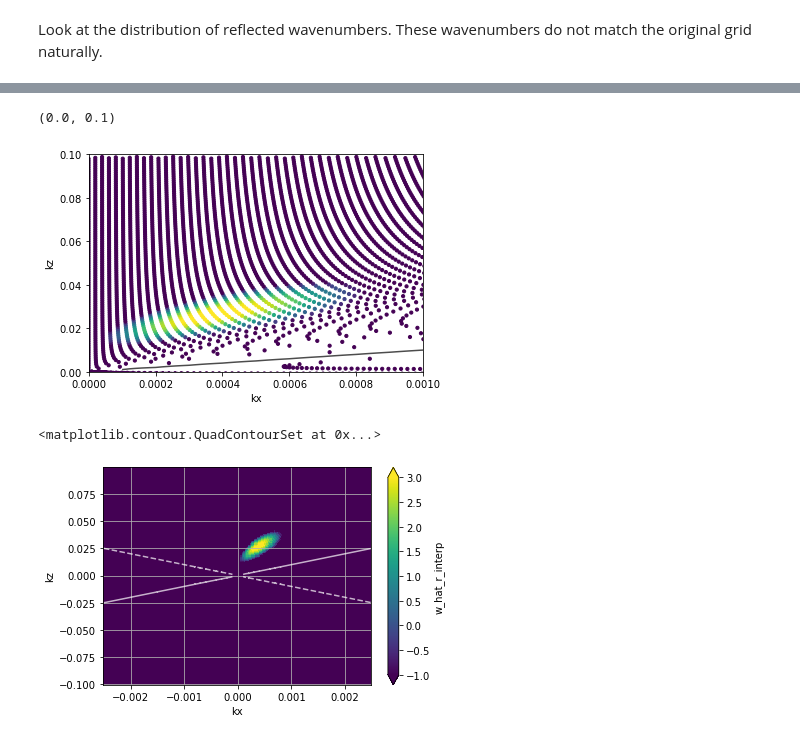
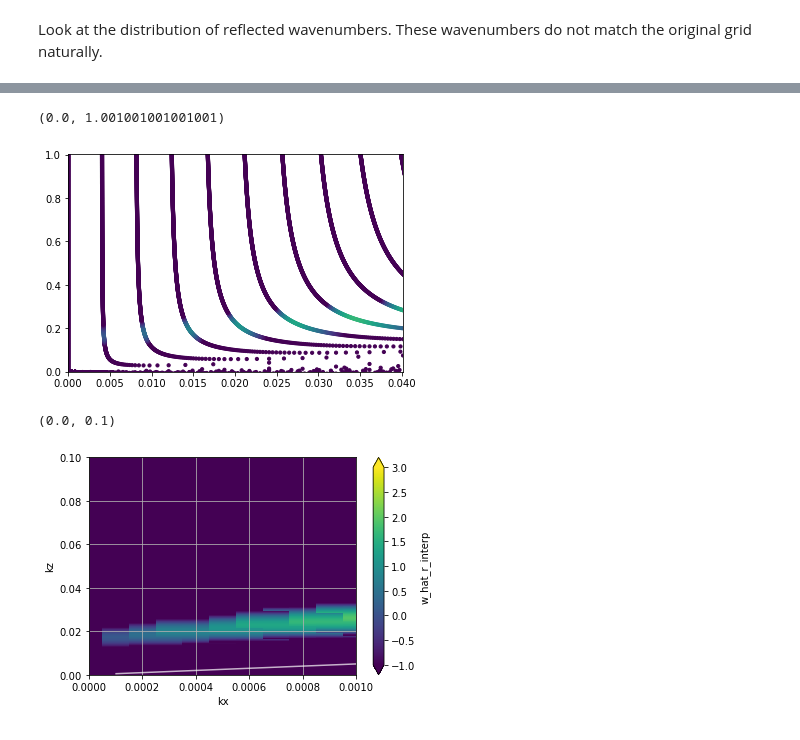
Before and after one commit to apatlpo/das_work, a Jupyter notebook: theory/iwave_packet.ipynb, the cells around one changed output, grey strips where cells are left out. Cells and saved outputs as stored; diff of their text form; code cells hidden in the pictures.

```diff
--- a/theory/iwave_packet.ipynb
+++ b/theory/iwave_packet.ipynb
@@ -564,0 +594,12 @@ ds["kx_r"], ds["ky_r"], ds["kz_r"], ds["Q"], ds["q"] = ds.iw.reflected_wave(gamm
+# %%
+# tapper wavenumbers and response
+kx_max = float(max(ds.kx))
+kz_max = float(max(ds.kz))
+
+tapper = lambda x, xmax: xmax*np.tanh(x/xmax)
+
+ds["kx_r_tap"] = tapper(ds.kx_r, kx_max)
+ds["kz_r_tap"] = tapper(ds.kz_r, kz_max)
+
+Q_max = 1e2
+ds["Q_tap"] = tapper(ds.Q, Q_max)
@@ -593,4 +663,0 @@ da.plot(x="kx")
-# %%
-# fill Nans
-#ds["Q"] = ds["Q"].where( )
-ds["Q"] = ds["Q"].fillna(1e-6)
@@ -608,10 +664,12 @@ nslope.plot.contour(x="kx", levels=[-1, 1.], colors=["k"], alpha=0.3)
 # %%
 # filter out extreme values
-logQ = np.log10(np.abs(ds["Q"]))
-ds["Q"] = ds["Q"].where( logQ<2 , other=1e2)
-ds["Q"] = ds["Q"].where( logQ>-2 , other=1e-2)
+#logQ = np.log10(np.abs(ds["Q"]))
+#ds["Q"] = ds["Q"].where( logQ<2 , other=1e2)
+#ds["Q"] = ds["Q"].where( logQ>-2 , other=1e-2)
 
 ds["w_hat_r"] = ds["w_hat"] * ds["Q"]
+
+ds["w_hat_r_tap"] = ds["w_hat"] * interp_na(ds["Q_tap"], ["kx","kz"])
 # %% [markdown]
 Look at the distribution of reflected wavenumbers.
 These wavenumbers do not match the original grid naturally.
@@ -639,8 +712,8 @@ _ds = ds[["kx_r", "kz_r", "Q", "w_hat_r"]].stack(pt=["kx", "kz"])
 # drop NaNs
 _ds = _ds.where( ~np.isnan(_ds.kx_r) & ~np.isnan(_ds.kz_r) & ~np.isnan(_ds.Q), drop=True)
 # get rid of points with very large wavenumbers
-_ds = _ds.where( (_ds.kx_r>ds.kx.values[0]) & (_ds.kx_r<ds.kx.values[-1])
-                & (_ds.kz_r>ds.kz.values[0]) & (_ds.kz_r<ds.kz.values[-1]), drop=True)
+_ds = _ds.where( (_ds.kx_r>2*ds.kx.values[0]) & (_ds.kx_r<2*ds.kx.values[-1])
+                & (_ds.kz_r>2*ds.kz.values[0]) & (_ds.kz_r<2*ds.kz.values[-1]), drop=True)
 
 kx = (ds.kx + 0*ds.kz).values
 kz = (ds.kx*0 + ds.kz).values
@@ -652,18 +725,18 @@ ds["w_hat_r_interp"] = (("kx","kz"), griddata((_ds.kx_r*scale_x, _ds.kz_r*scale_
 # %%
 fig, ax = plt.subplots(1,1)
 
-ax.scatter(_ds.kx_r, _ds.kz_r, c=np.log10(np.abs(_ds.w_hat_r)), s=10, vmin=-1, vmax=3)
-#ax.set_xlim(ds.kx.values[[0,-1]], )
-#ax.set_ylim(ds.kz.values[[0,-1]], )
+_sx, _sz = scale_x, scale_z
 
-nslope = (ds.iw.cg_z/ds.iw.cg_x) / gamma
-nslope.plot.contour(x="kx", levels=[-1, 1.], colors=["k"], alpha=0.7)
+ax.scatter(_ds.kx_r*_sx, _ds.kz_r*_sz, c=np.log10(np.abs(_ds.w_hat_r)), s=10, vmin=-1, vmax=3)
 
-ax.set_xlim(0,1e-3)
-ax.set_ylim(0,1e-1)
+#nslope = (ds.iw.cg_z/ds.iw.cg_x) / gamma
+#nslope.plot.contour(x="kx", levels=[-1, 1.], colors=["k"], alpha=0.7)
+
+ax.set_xlim(0,1e-3*_sx)
+ax.set_ylim(0,1e-1*_sz)
 # %% [output]
-(0.0, 0.1)
+(0.0, 1.001001001001001)
-[figure, old version]
+[figure, new version]
 # %%
 fig, ax = plt.subplots(1,1)
 
@@ -679,11 +752,11 @@ plt.grid()
 nslope = (ds.iw.cg_z/ds.iw.cg_x) / gamma
 nslope.plot.contour(x="kx", levels=[-1, 1.], colors=["w"], alpha=0.7)
 
-#ax.set_xlim(0,1e-3)
-#ax.set_ylim(0,1e-1)
+ax.set_xlim(0,1e-3)
+ax.set_ylim(0,1e-1)
 # %% [output]
-<matplotlib.contour.QuadContourSet at 0x...>
+(0.0, 0.1)
-[figure, old version]
+[figure, new version]
 # %%
 ds["w_r"] = (("x", "z", "time"), np.real(ifftn(ifftshift(ds.w_hat_r_interp * np.exp(-1j* ds.omega * ds.time * 86400), axes=(0,1)), axes=(0,1))))
 # %%
```
Also changed, not shown: parts of 48 cells of this notebook, 4 other files.
